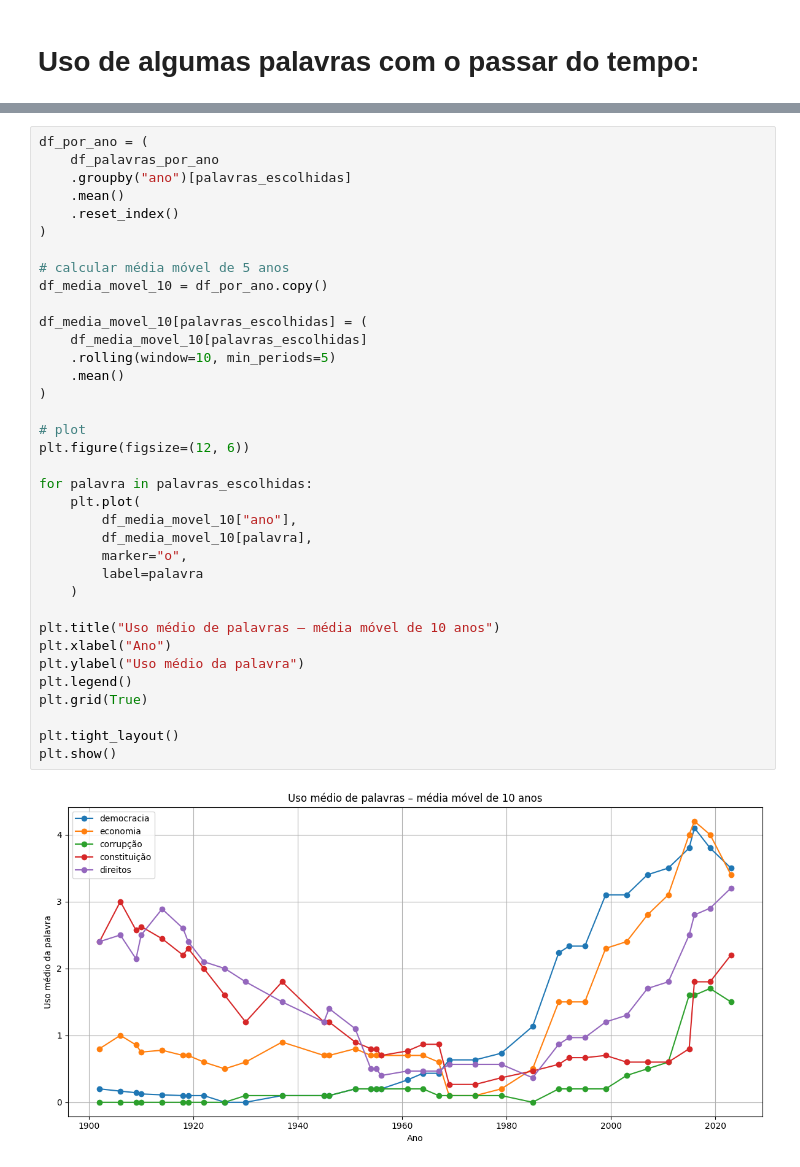
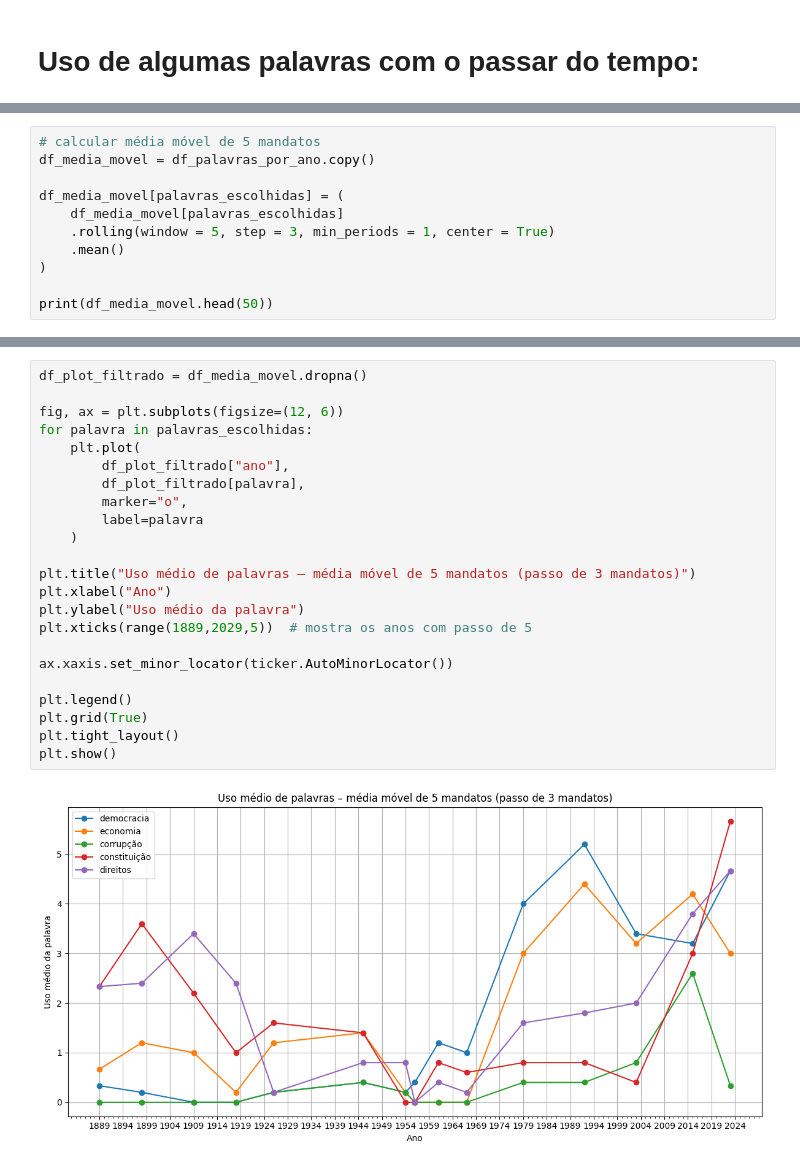
Before and after one commit to PhysicTeacherCode/Brazil-President-s-Speeches-Analysis, a Jupyter notebook: notebooks/01-exploratory.ipynb, the cells around one changed output, grey strips where cells are left out. Cells and saved outputs as stored; diff of their text form.

```diff
--- a/notebooks/01-exploratory.ipynb
+++ b/notebooks/01-exploratory.ipynb
@@ -564,0 +554,11 @@ plt.grid(True)
+# %%
+# calcular média móvel de 5 mandatos
+df_media_movel = df_palavras_por_ano.copy()
+
+df_media_movel[palavras_escolhidas] = (
+    df_media_movel[palavras_escolhidas]
+    .rolling(window = 5, step = 3, min_periods = 1, center = True)
+    .mean()
+)
+
+print(df_media_movel.head(50))
@@ -565,38 +583,25 @@ plt.grid(True)
 # %%
-df_por_ano = (
-    df_palavras_por_ano
-    .groupby("ano")[palavras_escolhidas]
-    .mean()
-    .reset_index()
-)
+df_plot_filtrado = df_media_movel.dropna()
 
-# calcular média móvel de 5 anos
-df_media_movel_10 = df_por_ano.copy()
-
-df_media_movel_10[palavras_escolhidas] = (
-    df_media_movel_10[palavras_escolhidas]
-    .rolling(window=10, min_periods=5)
-    .mean()
-)
-
-# plot
-plt.figure(figsize=(12, 6))
-
+fig, ax = plt.subplots(figsize=(12, 6))
 for palavra in palavras_escolhidas:
     plt.plot(
-        df_media_movel_10["ano"],
-        df_media_movel_10[palavra],
+        df_plot_filtrado["ano"],
+        df_plot_filtrado[palavra],
         marker="o",
         label=palavra
     )
 
-plt.title("Uso médio de palavras – média móvel de 10 anos")
+plt.title("Uso médio de palavras – média móvel de 5 mandatos (passo de 3 mandatos)")
 plt.xlabel("Ano")
 plt.ylabel("Uso médio da palavra")
+plt.xticks(range(1889,2029,5))  # mostra os anos com passo de 5
+
+ax.xaxis.set_minor_locator(ticker.AutoMinorLocator())
+
 plt.legend()
 plt.grid(True)
-
 plt.tight_layout()
 plt.show()
 # %% [output]
-[figure, old version]
+[figure, new version]
```
Also changed, not shown: parts of 4 cells of this notebook, 2 other files.
